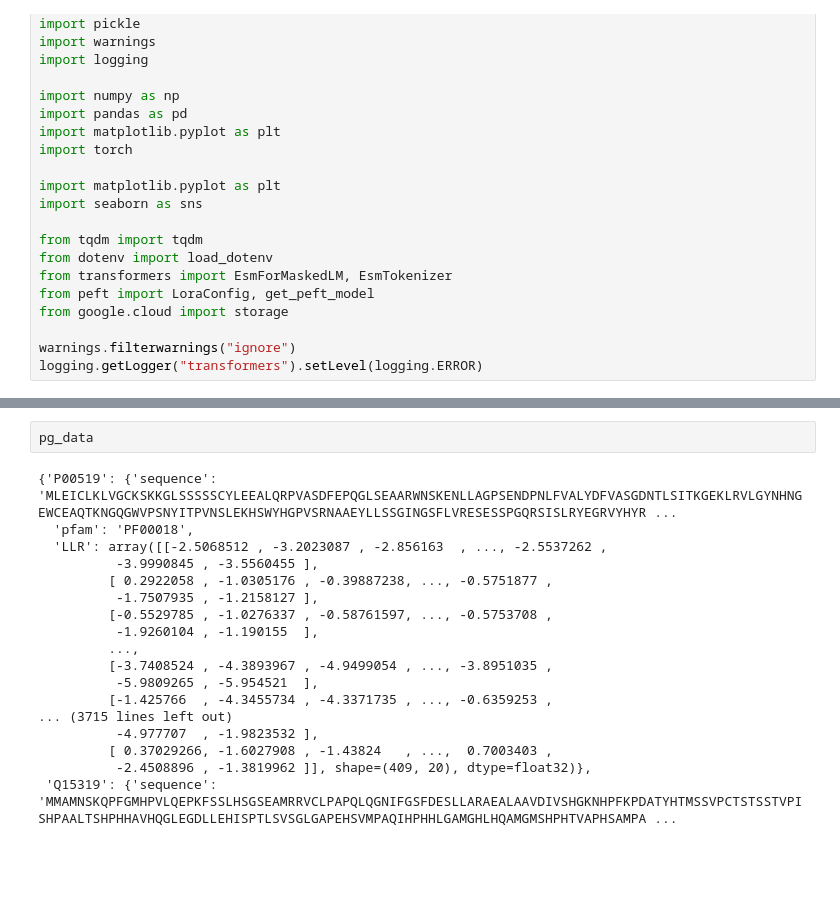
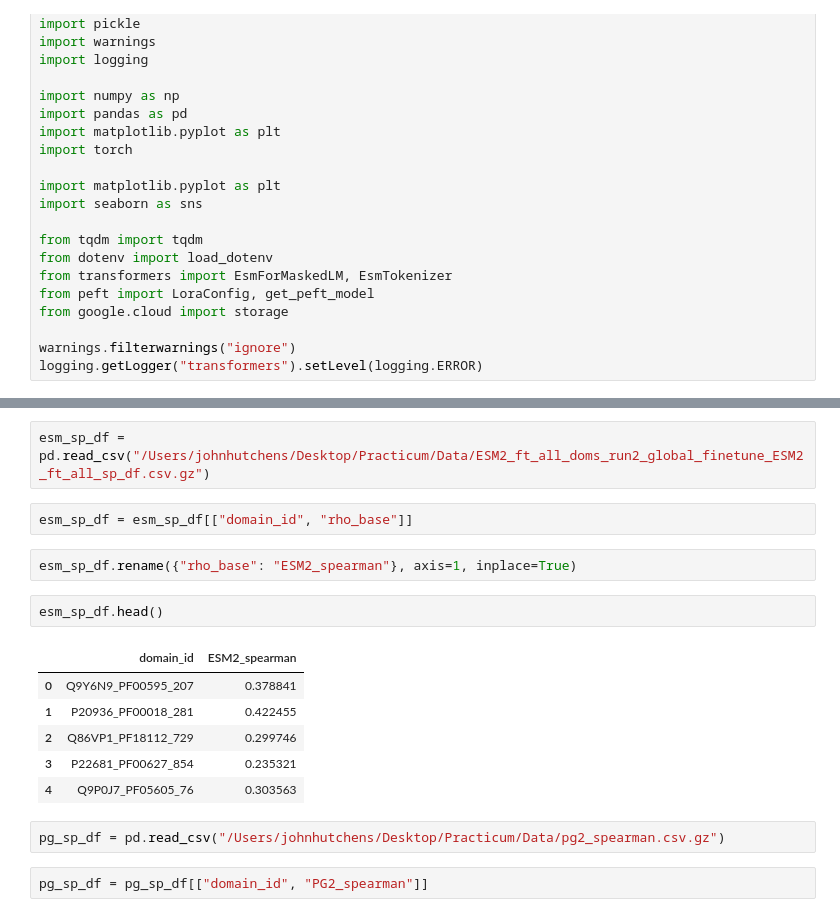
Before and after one commit to Hutch-Johnson/Protein-Language-Models, a Jupyter notebook: Stats_ESM2_PG2.ipynb, the cells around one changed output, grey strips where cells are left out. Cells and saved outputs as stored; diff of their text form; blank space fills up the shorter version.

```diff
--- a/Stats_ESM2_PG2.ipynb
+++ b/Stats_ESM2_PG2.ipynb
@@ -44,20 +27,19 @@ with gzip.open("base_LLRs.pkl.gz", "rb") as f:
-# %%
-pg_data
-# %% [output]
-{'P00519': {'sequence': 'MLEICLKLVGCKSKKGLSSSSSCYLEEALQRPVASDFEPQGLSEAARWNSKENLLAGPSENDPNLFVALYDFVASGDNTLSITKGEKLRVLGYNHNGEWCEAQTKNGQGWVPSNYITPVNSLEKHSWYHGPVSRNAAEYLLSSGINGSFLVRESESSPGQRSISLRYEGRVYHYR ...
-  'pfam': 'PF00018',
-  'LLR': array([[-2.5068512 , -3.2023087 , -2.856163  , ..., -2.5537262 ,
-          -3.9990845 , -3.5560455 ],
-         [ 0.2922058 , -1.0305176 , -0.39887238, ..., -0.5751877 ,
-          -1.7507935 , -1.2158127 ],
-         [-0.5529785 , -1.0276337 , -0.58761597, ..., -0.5753708 ,
-          -1.9260104 , -1.190155  ],
-         ...,
-         [-3.7408524 , -4.3893967 , -4.9499054 , ..., -3.8951035 ,
-          -5.9809265 , -5.954521  ],
-         [-1.425766  , -4.3455734 , -4.3371735 , ..., -0.6359253 ,
-... (3715 lines left out)
-          -4.977707  , -1.9823532 ],
-         [ 0.37029266, -1.6027908 , -1.43824   , ...,  0.7003403 ,
-          -2.4508896 , -1.3819962 ]], shape=(409, 20), dtype=float32)},
- 'Q15319': {'sequence': 'MMAMNSKQPFGMHPVLQEPKFSSLHSGSEAMRRVCLPAPQLQGNIFGSFDESLLARAEALAAVDIVSHGKNHPFKPDATYHTMSSVPCTSTSSTVPISHPAALTSHPHHAVHQGLEGDLLEHISPTLSVSGLGAPEHSVMPAQIHPHHLGAMGHLHQAMGMSHPHTVAPHSAMPA ...
+# %%
+esm_sp_df = pd.read_csv("/Users/johnhutchens/Desktop/Practicum/Data/ESM2_ft_all_doms_run2_global_finetune_ESM2_ft_all_sp_df.csv.gz")
+# %%
+esm_sp_df = esm_sp_df[["domain_id", "rho_base"]]
+# %%
+esm_sp_df.rename({"rho_base": "ESM2_spearman"}, axis=1, inplace=True)
+# %%
+esm_sp_df.head()
+# %% [output]
+|  | domain_id | ESM2_spearman |
+| 0 | Q9Y6N9_PF00595_207 | 0.378841 |
+| 1 | P20936_PF00018_281 | 0.422455 |
+| 2 | Q86VP1_PF18112_729 | 0.299746 |
+| 3 | P22681_PF00627_854 | 0.235321 |
+| 4 | Q9P0J7_PF05605_76 | 0.303563 |
+# %%
+pg_sp_df = pd.read_csv("/Users/johnhutchens/Desktop/Practicum/Data/pg2_spearman.csv.gz")
+# %%
+pg_sp_df = pg_sp_df[["domain_id", "PG2_spearman"]]
```
Also changed, not shown: parts of 10 cells of this notebook.
